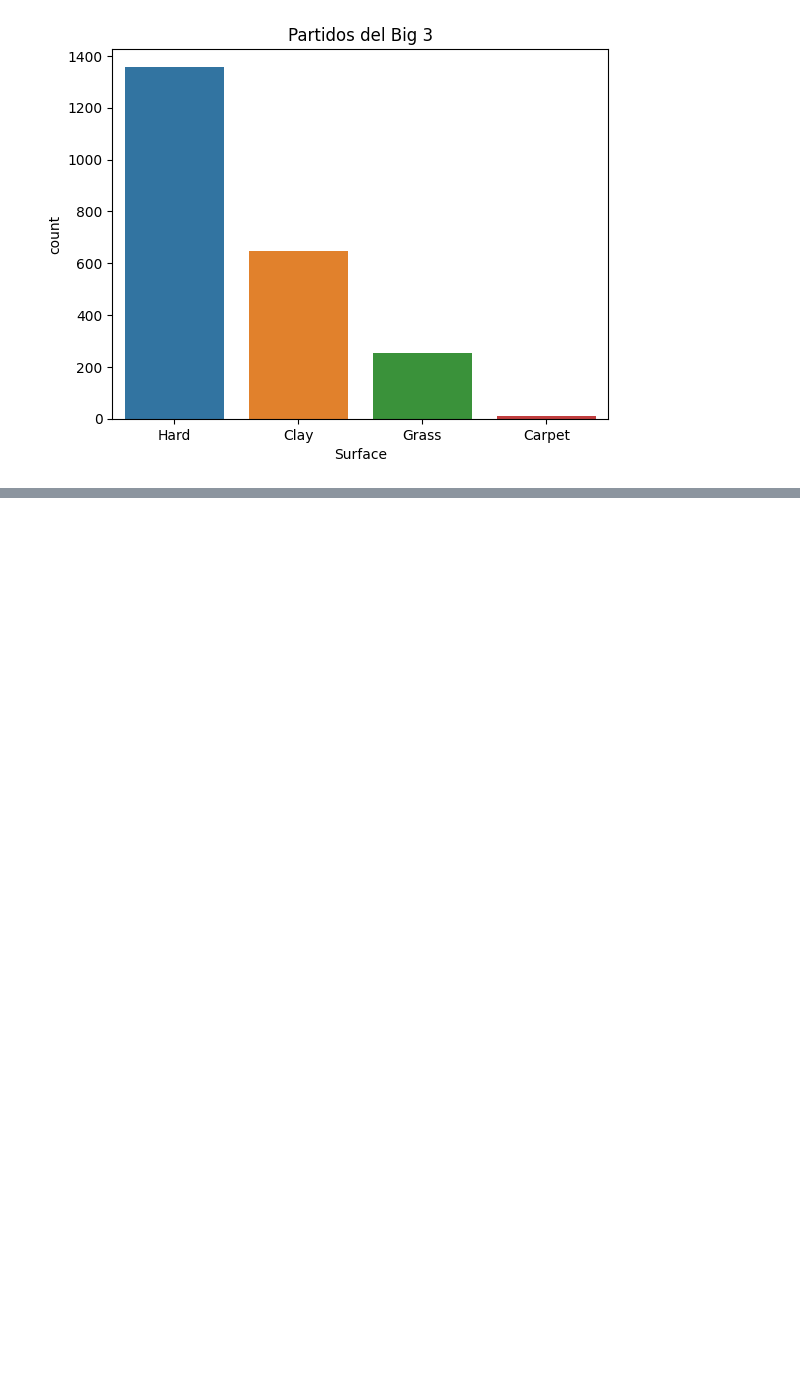
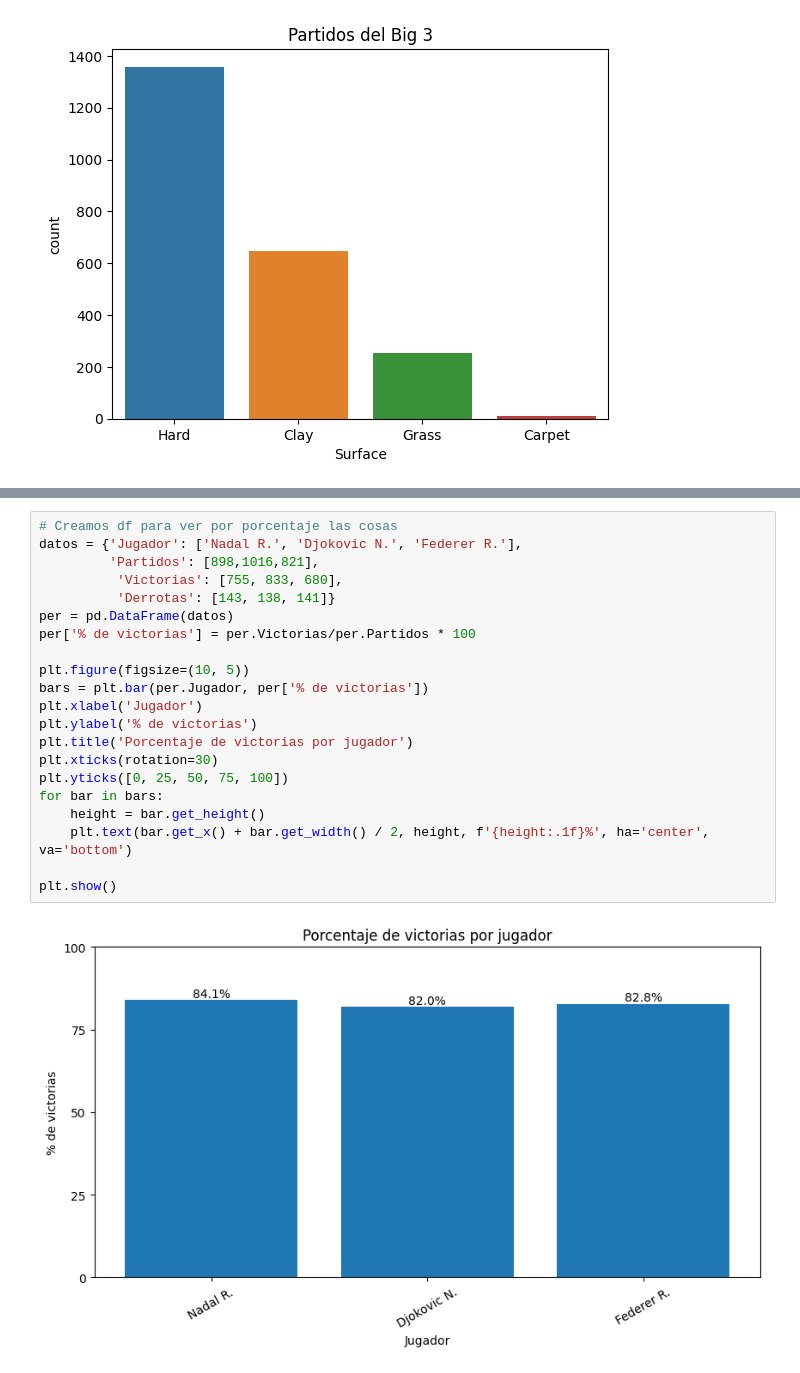
Before and after one commit to legabrielo/Tennis, a Jupyter notebook: tennis.ipynb, the cells around one changed output, grey strips where cells are left out. Drawn from its saved outputs; the diff is of its cells as text; blank space fills up the shorter version.

```diff
--- a/tennis.ipynb
+++ b/tennis.ipynb
@@ -313,0 +340,23 @@ plt.show()
+# %%
+# Creamos df para ver por porcentaje las cosas
+datos = {'Jugador': ['Nadal R.', 'Djokovic N.', 'Federer R.'],
+         'Partidos': [898,1016,821],
+          'Victorias': [755, 833, 680],
+          'Derrotas': [143, 138, 141]}
+per = pd.DataFrame(datos)
+per['% de victorias'] = per.Victorias/per.Partidos * 100
+
+plt.figure(figsize=(10, 5))
+bars = plt.bar(per.Jugador, per['% de victorias'])
+plt.xlabel('Jugador')
+plt.ylabel('% de victorias')
+plt.title('Porcentaje de victorias por jugador')
+plt.xticks(rotation=30)
+plt.yticks([0, 25, 50, 75, 100])
+for bar in bars:
+    height = bar.get_height()
+    plt.text(bar.get_x() + bar.get_width() / 2, height, f'{height:.1f}%', ha='center', va='bottom')
+
+plt.show()
+# %% [output]
+[figure, added]
```
Also changed, not shown: parts of 5 cells of this notebook.
